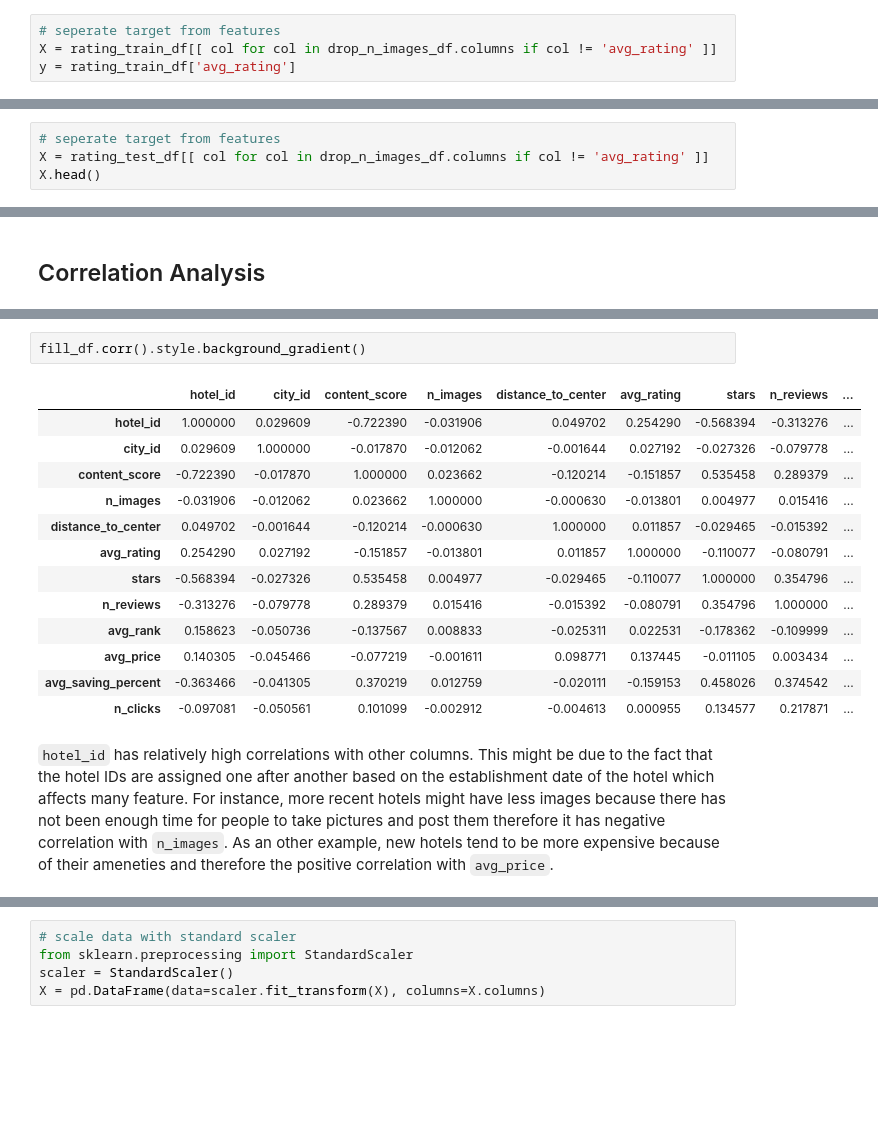
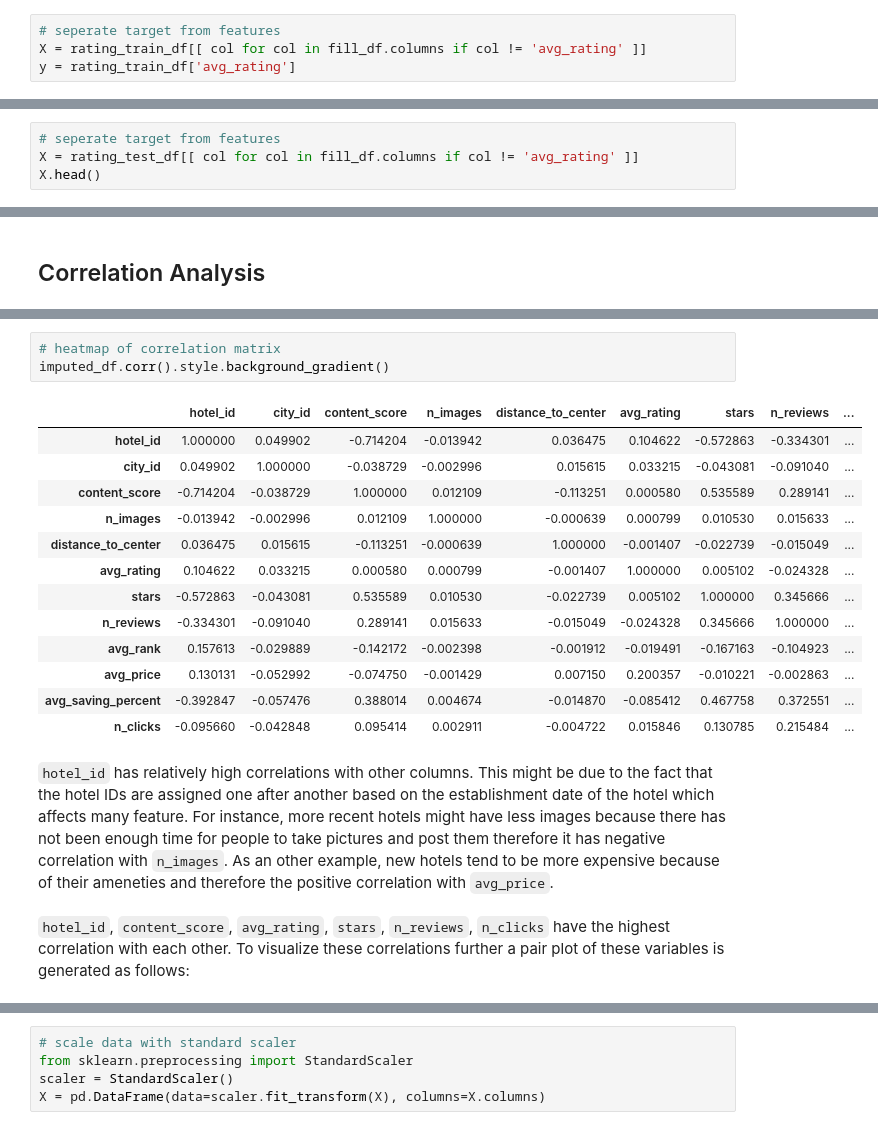
Before and after one commit to alireza-alizadegan/Hotel-Website, a Jupyter notebook: Hotel Website.ipynb, the cells around one changed output, grey strips where cells are left out. Drawn from its saved outputs; the diff is of its cells as text; blank space fills up the shorter version.

```diff
--- a/Hotel Website.ipynb
+++ b/Hotel Website.ipynb
@@ -165,5 +194,5 @@ rating_test_df
 # %%
 # seperate target from features
-X = rating_train_df[[ col for col in drop_n_images_df.columns if col != 'avg_rating' ]]
+X = rating_train_df[[ col for col in fill_df.columns if col != 'avg_rating' ]]
 y = rating_train_df['avg_rating']
 # %%
@@ -183,5 +214,5 @@ print(dt.score(X_test, y_test))
 # %%
 # seperate target from features
-X = rating_test_df[[ col for col in drop_n_images_df.columns if col != 'avg_rating' ]]
+X = rating_test_df[[ col for col in fill_df.columns if col != 'avg_rating' ]]
 X.head()
 # %% [output]
@@ -339,20 +381,23 @@ fill_df.head()
 | 3 | 9.824279e+10 | 43772.0 | 59.0 | 8.0 | 3291.0 | 73.0 | 2.0 | 3084.0 | ... |
 | 4 | 9.833438e+10 | 50532.0 | 66.0 | 1.0 | 288.0 | 80.0 | 0.0 | 603.0 | ... |
 # %%
-fill_df.corr().style.background_gradient()
+# heatmap of correlation matrix
+imputed_df.corr().style.background_gradient()
 # %% [output]
 |  | hotel_id | city_id | content_score | n_images | distance_to_center | avg_rating | stars | n_reviews | ... |
-| hotel_id | 1.000000 | 0.029609 | -0.722390 | -0.031906 | 0.049702 | 0.254290 | -0.568394 | -0.313276 | ... |
-| city_id | 0.029609 | 1.000000 | -0.017870 | -0.012062 | -0.001644 | 0.027192 | -0.027326 | -0.079778 | ... |
-| content_score | -0.722390 | -0.017870 | 1.000000 | 0.023662 | -0.120214 | -0.151857 | 0.535458 | 0.289379 | ... |
-| n_images | -0.031906 | -0.012062 | 0.023662 | 1.000000 | -0.000630 | -0.013801 | 0.004977 | 0.015416 | ... |
-| distance_to_center | 0.049702 | -0.001644 | -0.120214 | -0.000630 | 1.000000 | 0.011857 | -0.029465 | -0.015392 | ... |
-| avg_rating | 0.254290 | 0.027192 | -0.151857 | -0.013801 | 0.011857 | 1.000000 | -0.110077 | -0.080791 | ... |
-| stars | -0.568394 | -0.027326 | 0.535458 | 0.004977 | -0.029465 | -0.110077 | 1.000000 | 0.354796 | ... |
-| n_reviews | -0.313276 | -0.079778 | 0.289379 | 0.015416 | -0.015392 | -0.080791 | 0.354796 | 1.000000 | ... |
-| avg_rank | 0.158623 | -0.050736 | -0.137567 | 0.008833 | -0.025311 | 0.022531 | -0.178362 | -0.109999 | ... |
-| avg_price | 0.140305 | -0.045466 | -0.077219 | -0.001611 | 0.098771 | 0.137445 | -0.011105 | 0.003434 | ... |
-| avg_saving_percent | -0.363466 | -0.041305 | 0.370219 | 0.012759 | -0.020111 | -0.159153 | 0.458026 | 0.374542 | ... |
-| n_clicks | -0.097081 | -0.050561 | 0.101099 | -0.002912 | -0.004613 | 0.000955 | 0.134577 | 0.217871 | ... |
+| hotel_id | 1.000000 | 0.049902 | -0.714204 | -0.013942 | 0.036475 | 0.104622 | -0.572863 | -0.334301 | ... |
+| city_id | 0.049902 | 1.000000 | -0.038729 | -0.002996 | 0.015615 | 0.033215 | -0.043081 | -0.091040 | ... |
+| content_score | -0.714204 | -0.038729 | 1.000000 | 0.012109 | -0.113251 | 0.000580 | 0.535589 | 0.289141 | ... |
+| n_images | -0.013942 | -0.002996 | 0.012109 | 1.000000 | -0.000639 | 0.000799 | 0.010530 | 0.015633 | ... |
+| distance_to_center | 0.036475 | 0.015615 | -0.113251 | -0.000639 | 1.000000 | -0.001407 | -0.022739 | -0.015049 | ... |
+| avg_rating | 0.104622 | 0.033215 | 0.000580 | 0.000799 | -0.001407 | 1.000000 | 0.005102 | -0.024328 | ... |
+| stars | -0.572863 | -0.043081 | 0.535589 | 0.010530 | -0.022739 | 0.005102 | 1.000000 | 0.345666 | ... |
+| n_reviews | -0.334301 | -0.091040 | 0.289141 | 0.015633 | -0.015049 | -0.024328 | 0.345666 | 1.000000 | ... |
+| avg_rank | 0.157613 | -0.029889 | -0.142172 | -0.002398 | -0.001912 | -0.019491 | -0.167163 | -0.104923 | ... |
+| avg_price | 0.130131 | -0.052992 | -0.074750 | -0.001429 | 0.007150 | 0.200357 | -0.010221 | -0.002863 | ... |
+| avg_saving_percent | -0.392847 | -0.057476 | 0.388014 | 0.004674 | -0.014870 | -0.085412 | 0.467758 | 0.372551 | ... |
+| n_clicks | -0.095660 | -0.042848 | 0.095414 | 0.002911 | -0.004722 | 0.015846 | 0.130785 | 0.215484 | ... |
 # %% [markdown]
 `hotel_id` has relatively high correlations with other columns. This might be due to the fact that the hotel IDs are assigned one after another based on the establishment date of the hotel which affects many feature. For instance, more recent hotels might have less images because there has not been enough time for people to take pictures and post them therefore it has negative correlation with `n_images`. As an other example, new hotels tend to be more expensive because of their ameneties and therefore the positive correlation with `avg_price`.
+# %% [markdown]
+`hotel_id`, `content_score`, `avg_rating`, `stars`, `n_reviews`, `n_clicks` have the highest correlation with each other. To visualize these correlations further a pair plot of these variables is generated as follows:
```
Also changed, not shown: parts of 98 cells of this notebook, 1 other file.
